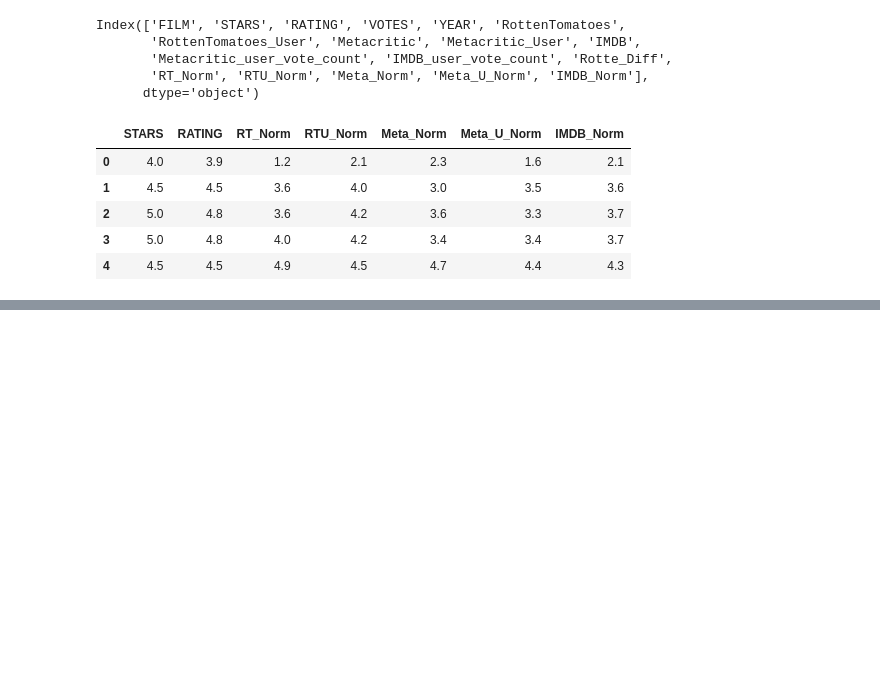
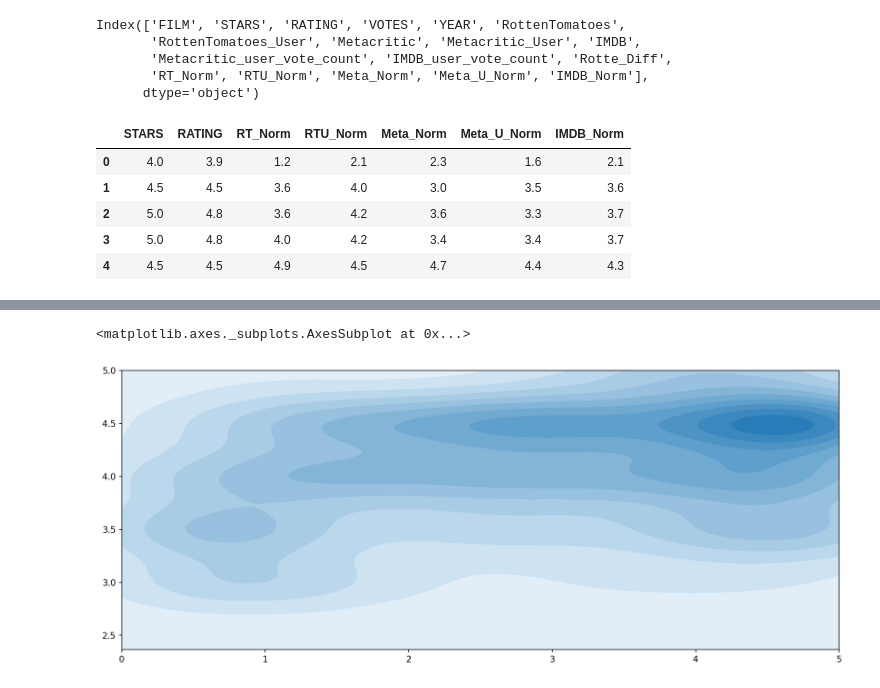
Before and after one commit to Basi10/Fandango-Rating-Data-Analysis, a Jupyter notebook: Fandango-DataAnalysis.ipynb, the cells around one changed output, grey strips where cells are left out. Saved outputs shown, nothing was run; the diff lists cells and outputs as text; code cells hidden in the pictures; blank space fills up the shorter version.

```diff
--- a/Fandango-DataAnalysis.ipynb
+++ b/Fandango-DataAnalysis.ipynb
@@ -305,0 +320,6 @@ norm_scores.head()
+# %%
+fig, ax = plt.subplots(figsize=(15,6),dpi=150)
+sns.kdeplot(data=norm_scores[['RT_Norm','STARS']],clip=[0,5],shade=True,palette='Set1',ax=ax)
+# %% [output]
+<matplotlib.axes._subplots.AxesSubplot at 0x...>
+[figure, added]
```
Also changed, not shown: parts of 8 cells of this notebook.
